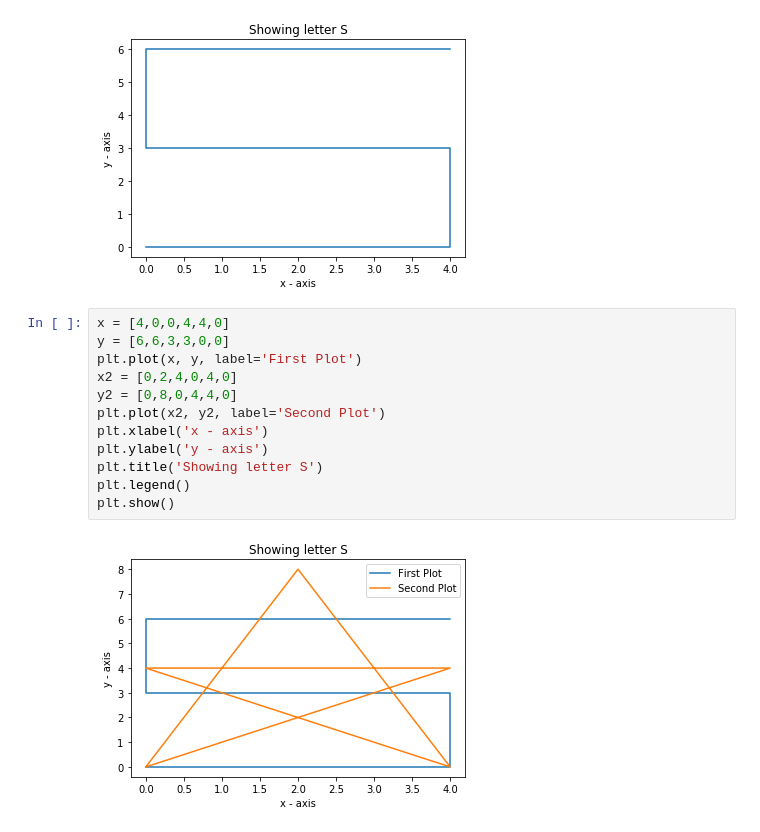
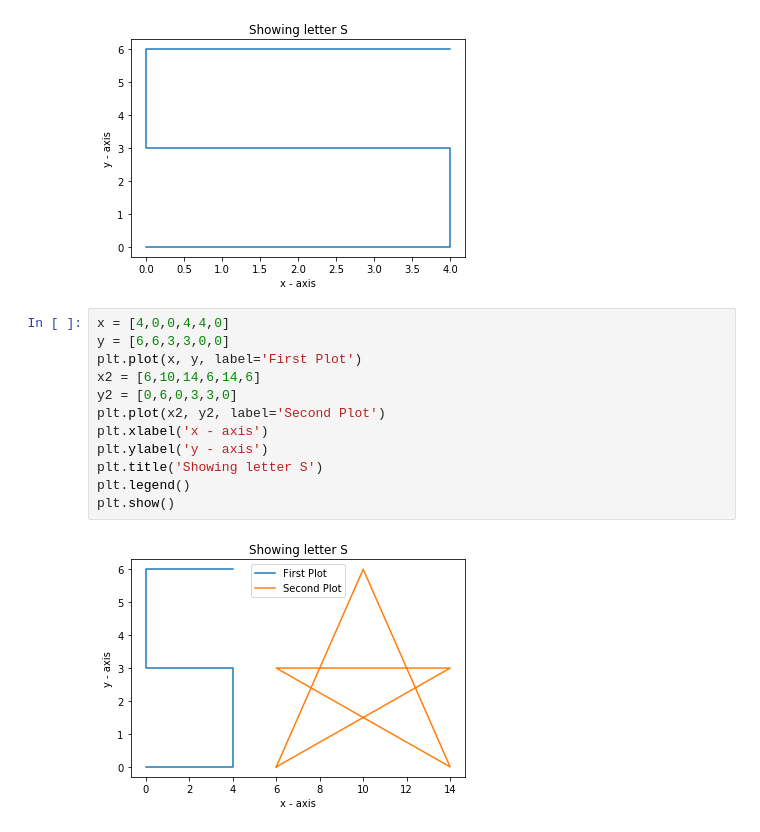
Before and after one commit to surya1singh/matplotlib_examples, a Jupyter notebook: basic.ipynb, the cells around one changed output. Drawn from its saved outputs; the diff is of its cells as text.

```diff
--- a/basic.ipynb
+++ b/basic.ipynb
@@ -14,14 +16,14 @@ plt.show()
 # %%
 x = [4,0,0,4,4,0]
 y = [6,6,3,3,0,0]
 plt.plot(x, y, label='First Plot')
-x2 = [0,2,4,0,4,0]
-y2 = [0,8,0,4,4,0]
+x2 = [6,10,14,6,14,6]
+y2 = [0,6,0,3,3,0]
 plt.plot(x2, y2, label='Second Plot')
 plt.xlabel('x - axis')
 plt.ylabel('y - axis')
 plt.title('Showing letter S')
 plt.legend()
 plt.show()
 # %% [output]
-[figure, old version]
+[figure, new version]
```
Also changed, not shown: parts of 7 cells of this notebook.
